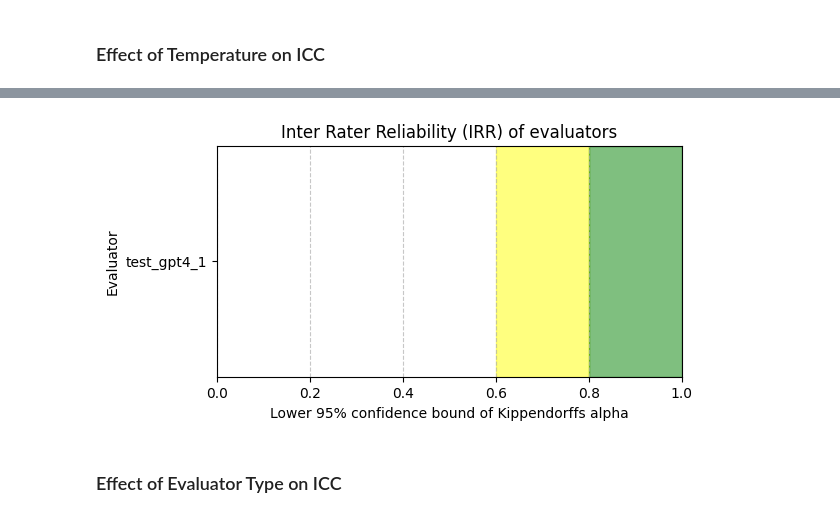
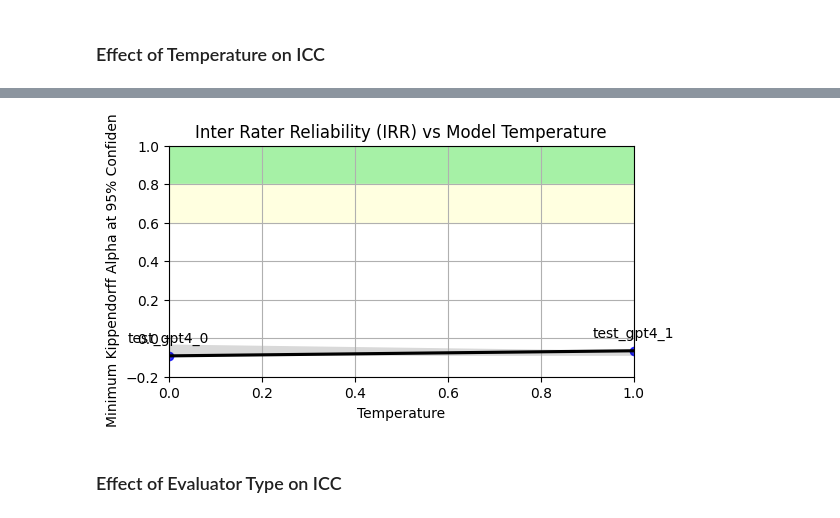
Before and after one commit to fabi260/FluffFinder, a Jupyter notebook: analysis.ipynb, the cells around one changed output, grey strips where cells are left out. Cells and saved outputs as stored; diff of their text form; code cells hidden in the pictures.

```diff
--- a/analysis.ipynb
+++ b/analysis.ipynb
@@ -217,27 +279,33 @@ locals()[name]
-# %%
-# Visualize Kippendorff ##TODO: Put Temperature on x axis and do regression line
-name = name
-
-# Sort by 'lb_ci_95_1s'
-sorted_df = locals()[name].sort_values(by='lb_ci_95_1s')
-
-plt.figure(figsize=(6, 3))
-
-# Outline settings
-plt.xlabel('Lower 95% confidence bound of Kippendorffs alpha')
-plt.xlim(0,1)
-plt.axvspan(0.6, 0.8, color='yellow', alpha=0.5, label='tentative')
-plt.axvspan(0.8, 1, color='green', alpha=0.5, label='reliable')
-
-# Plotting the horizontal bar chart
-plt.barh(sorted_df.index, sorted_df['lb_ci_95_1s'], color='skyblue')
-
-plt.ylabel('Evaluator')
-plt.title('Inter Rater Reliability (IRR) of evaluators')
-plt.grid(axis='x', linestyle='--', alpha=0.7)
-plt.show()
-# %% [output]
-[figure, removed]
+# %%
+# Visualize Kippendorff
+name = name
+
+# add relevant data to df from info_dict'
+df = locals()[name]
+df['temperature'] = df.index.map(lambda x: info_dict[x]['temperature'])
+
+
+# Plotting
+plt.figure(figsize=(6, 3))
+sns.regplot(x='temperature', y='lb_ci_95_1s', data=df, scatter_kws={'color': 'blue'}, line_kws={'color': 'black'}) # , ci = None  to remove confidence interval
+#plt.scatter(df['introduction_date'], df['lb_ci_95_1s'], color='blue')
+plt.title('Inter Rater Reliability (IRR) vs Model Temperature')
+plt.xlabel('Temperature')
+plt.ylabel('Minimum Kippendorff Alpha at 95% Confidence')
+plt.grid(True)
+
+plt.ylim(-0.2,1)
+plt.xlim(0, 1)
+plt.axhspan(0.8, 1, color='lightgreen', alpha=0.8, label='reliable')
+plt.axhspan(0.6, 0.8, color='lightyellow', alpha=1, label='tentative')
+
+# Annotate points with the model names
+for idx, row in df.iterrows():
+        plt.annotate(idx, (row['temperature'], row['lb_ci_95_1s']), textcoords="offset points", xytext=(0, 10), ha='center')
+
+plt.show()
+# %% [output]
+[figure, added]
 # %% [markdown]
 ###  Effect of Evaluator Type on ICC
 # %%
```
Also changed, not shown: parts of 13 cells of this notebook.
